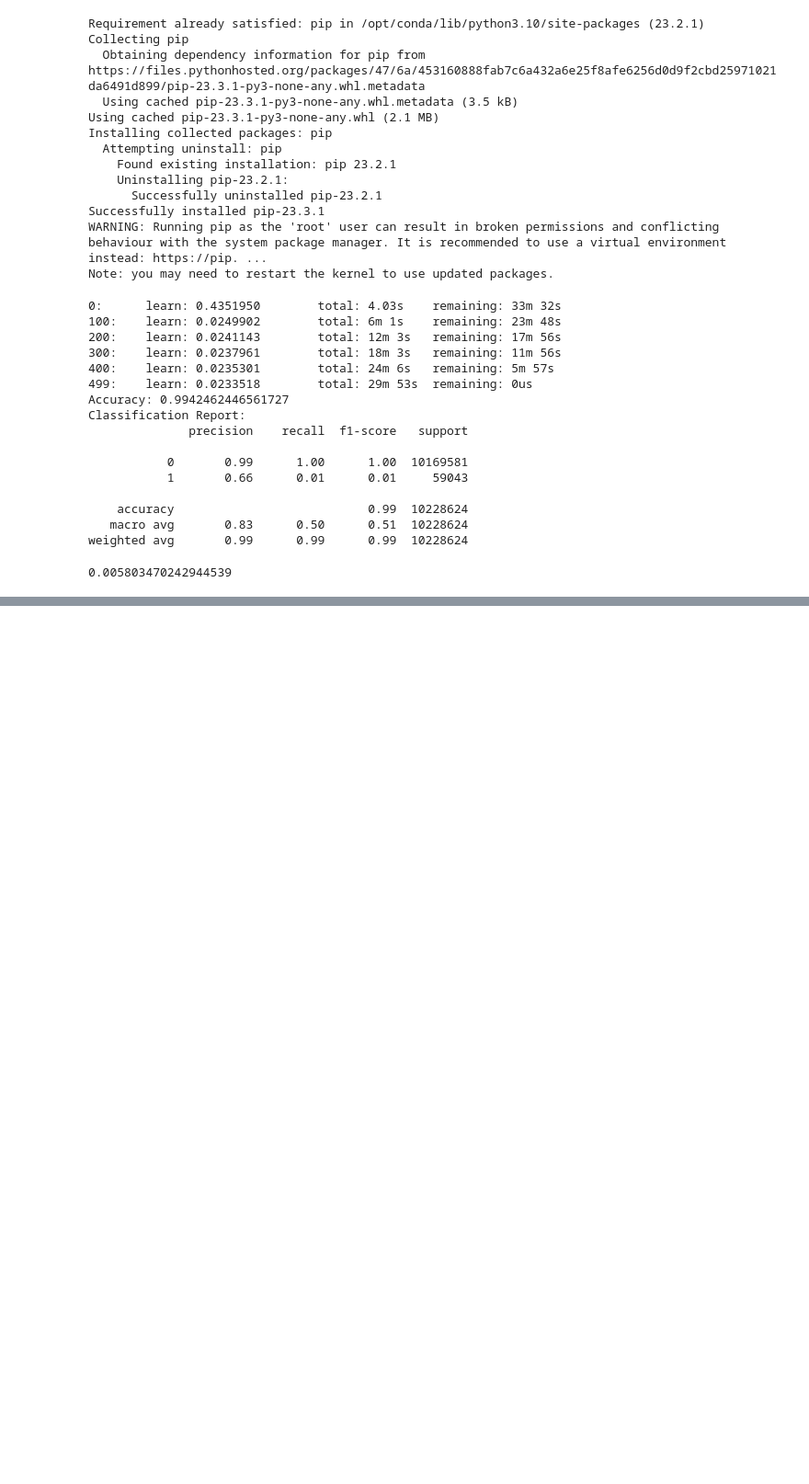
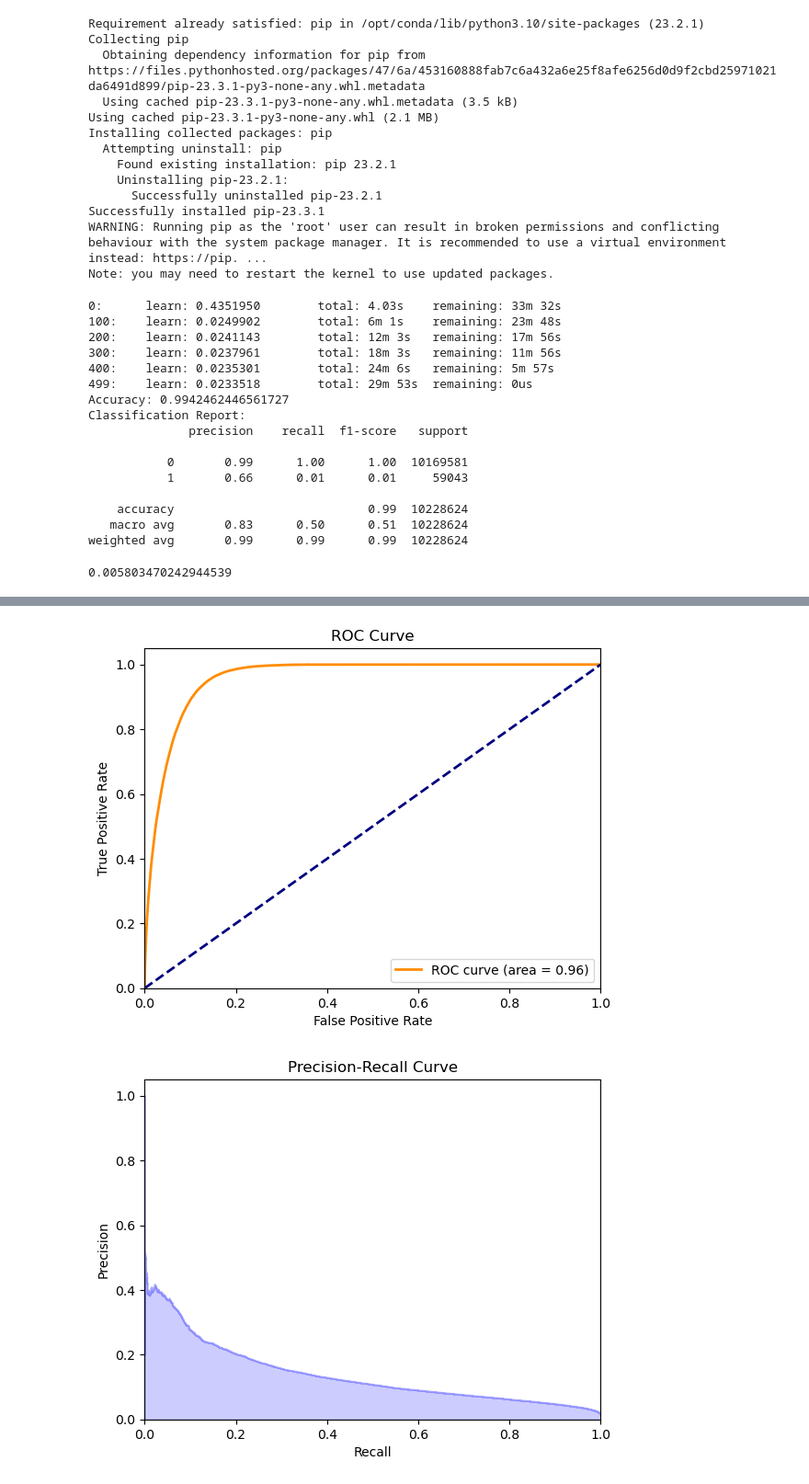
Before and after one commit to UN-datathon-2023/UN-Datathon2023, a Jupyter notebook: Fire_detection_Model.ipynb, the cells around one changed output, grey strips where cells are left out. Shown at 92% size. Drawn from its saved outputs; the diff is of its cells as text; code cells hidden in the pictures; blank space fills up the shorter version.

Commit message:
Modified models

```diff
--- a/Fire_detection_Model.ipynb
+++ b/Fire_detection_Model.ipynb
@@ -220,8 +236,16 @@ from catboost import CatBoostClassifier, Pool
 from sklearn.model_selection import train_test_split
 from sklearn.metrics import accuracy_score, classification_report, roc_auc_score, roc_curve, precision_recall_curve, auc
 
+
+# Split the data into features (X) and target variable (y)
+X = df_heatmap[['longitude_x', 'latitude_x', 'T2M_MIN', 'T2M_MAX', 'T2M', 'PRECTOTCORR', 'QV2M', 'WS10M', 'WD10M', 'WS10M_MAX', 'WS10M_MIN', 'month', 'day']]
+y = df_heatmap['is_hotspot']
+
+# Split the data into training and testing sets
+X_train, X_test, y_train, y_test = train_test_split(X, y, test_size=0.2, random_state=42)
+
 # Create a CatBoost classifier model with class weights
-model = CatBoostClassifier(iterations=500, depth=6, learning_rate=0.3, loss_function='Logloss', auto_class_weights='Balanced')  # This tells CatBoost to balance the classes)
+model = CatBoostClassifier(iterations=600, depth=6, learning_rate=0.2, loss_function='Logloss', auto_class_weights='Balanced')  # This tells CatBoost to balance the classes)
 
 # Train the model on the training data
 model.fit(X_train, y_train)
@@ -252,0 +309,28 @@ print(f'PR AUC: {pr_auc}')
+# %%
+import matplotlib.pyplot as plt
+# Plot ROC Curve
+fpr, tpr, _ = roc_curve(y_test, model.predict_proba(X_test)[:, 1])
+plt.figure()
+plt.plot(fpr, tpr, color='darkorange', lw=2, label='ROC curve (area = %0.2f)' % roc_auc)
+plt.plot([0, 1], [0, 1], color='navy', lw=2, linestyle='--')
+plt.xlim([0.0, 1.0])
+plt.ylim([0.0, 1.05])
+plt.xlabel('False Positive Rate')
+plt.ylabel('True Positive Rate')
+plt.title('ROC Curve')
+plt.legend(loc='lower right')
+plt.show()
+
+# Plot Precision-Recall Curve
+plt.figure()
+plt.step(recall, precision, color='b', alpha=0.2, where='post')
+plt.fill_between(recall, precision, step='post', alpha=0.2, color='b')
+plt.xlabel('Recall')
+plt.ylabel('Precision')
+plt.ylim([0.0, 1.05])
+plt.xlim([0.0, 1.0])
+plt.title('Precision-Recall Curve')
+plt.show()
+# %% [output]
+[figure, added]
+[figure, added]
```
Also changed, not shown: parts of 6 cells of this notebook.
